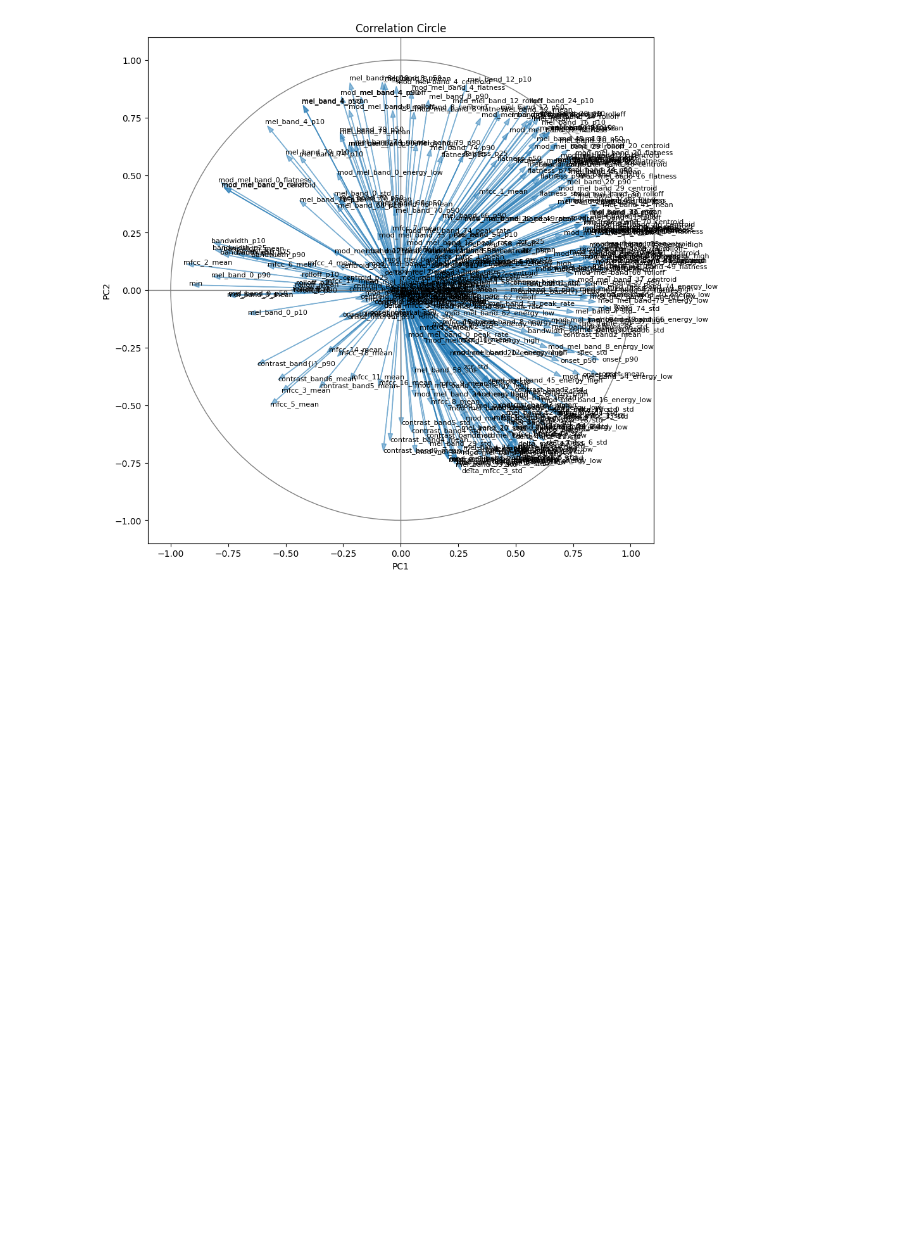
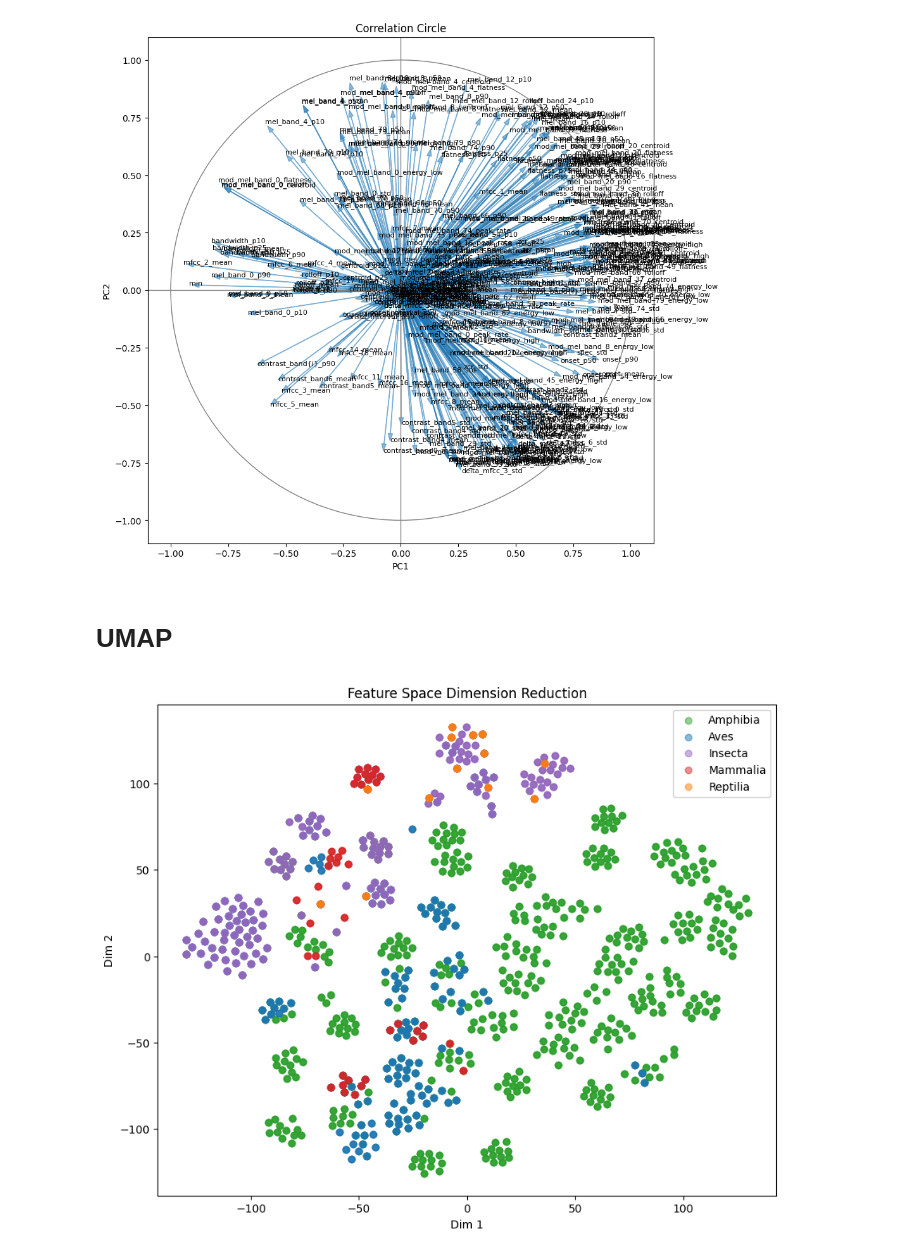
Before and after one commit to vlad-antipin/bioacoustic-species-detection, a Jupyter notebook: notebooks/03-eda.ipynb, the cells around one changed output. Cells and saved outputs as stored; diff of their text form; code cells hidden in the pictures; blank space fills up the shorter version.

```diff
--- a/notebooks/03-eda.ipynb
+++ b/notebooks/03-eda.ipynb
@@ -495,2 +195,11 @@ plt.show()
 # %% [output]
 [figure]
+# %% [markdown]
+# UMAP
+# %%
+from sklearn.manifold import TSNE, Isomap
+X_embeddigs = TSNE().fit_transform(X_scaled)
+# %%
+viz.plot_dim_reduction(X_embeddigs, y, all_class_combinations=False)
+# %% [output]
+[figure, added]
```
Also changed, not shown: parts of 15 cells of this notebook, 10 other files.
